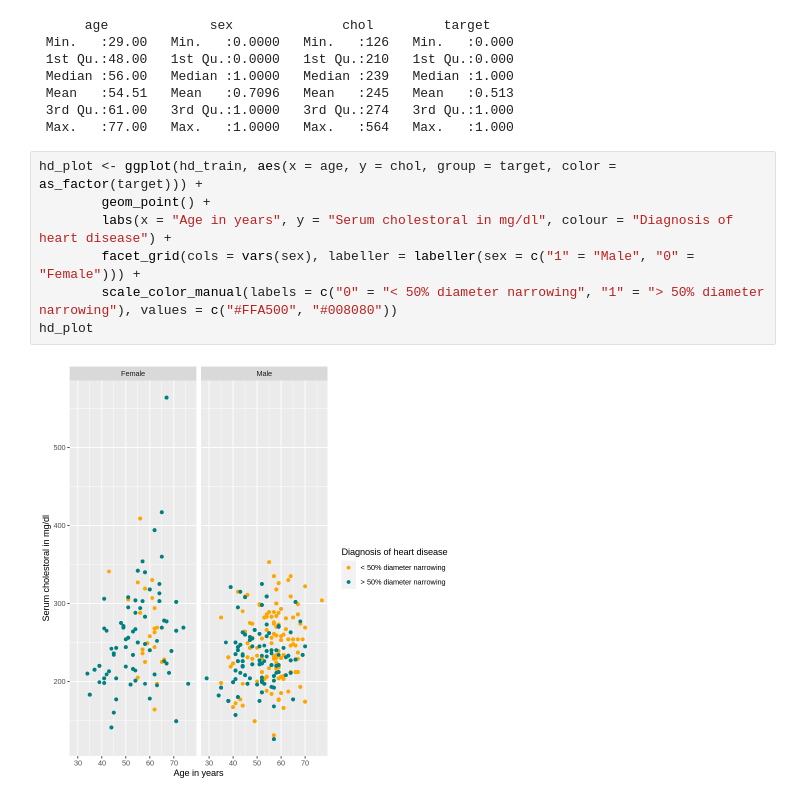
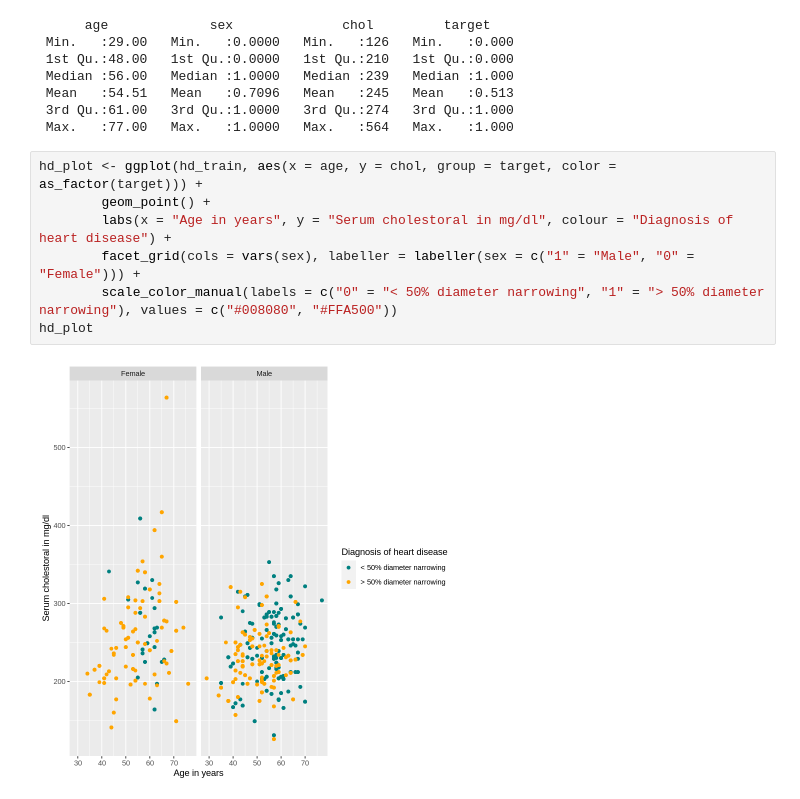
Before and after one commit to zjz02/DSCI-100-Group_41, a Jupyter notebook: Project Proposal.ipynb, the cells around one changed output. Drawn from its saved outputs; the diff is of its cells as text.

Commit message:
Update the color of the image

```diff
--- a/Project Proposal.ipynb
+++ b/Project Proposal.ipynb
@@ -70,9 +70,9 @@ summary(hd_train)
 # %%
 hd_plot <- ggplot(hd_train, aes(x = age, y = chol, group = target, color = as_factor(target))) +
         geom_point() +
         labs(x = "Age in years", y = "Serum cholestoral in mg/dl", colour = "Diagnosis of heart disease") +
         facet_grid(cols = vars(sex), labeller = labeller(sex = c("1" = "Male", "0" = "Female"))) +
-        scale_color_manual(labels = c("0" = "< 50% diameter narrowing", "1" = "> 50% diameter narrowing"), values = c("#FFA500", "#008080"))
+        scale_color_manual(labels = c("0" = "< 50% diameter narrowing", "1" = "> 50% diameter narrowing"), values = c("#008080", "#FFA500"))
 hd_plot
 # %% [output]
-[figure, old version]
+[figure, new version]
```
Also changed, not shown: parts of 1 cell of this notebook.
